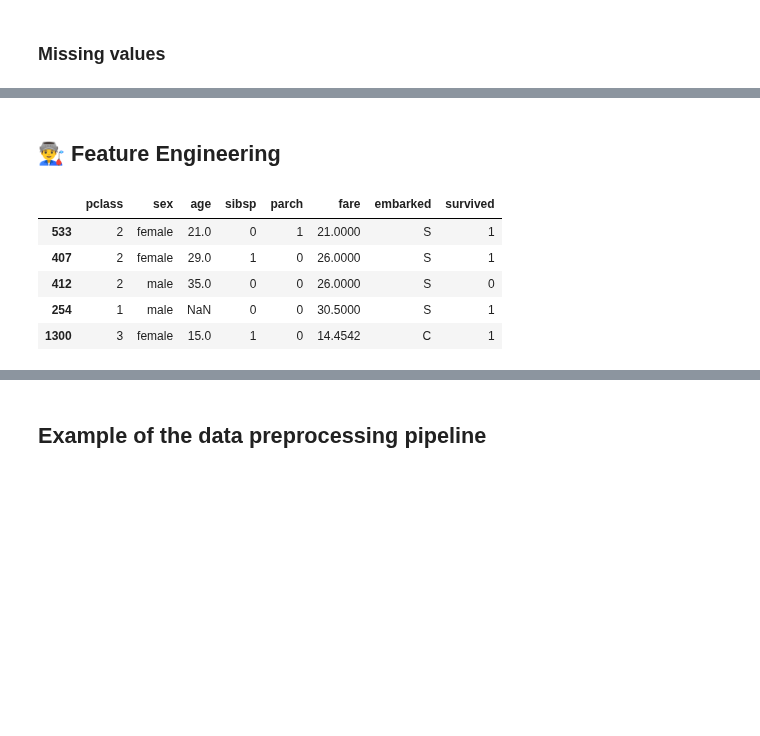
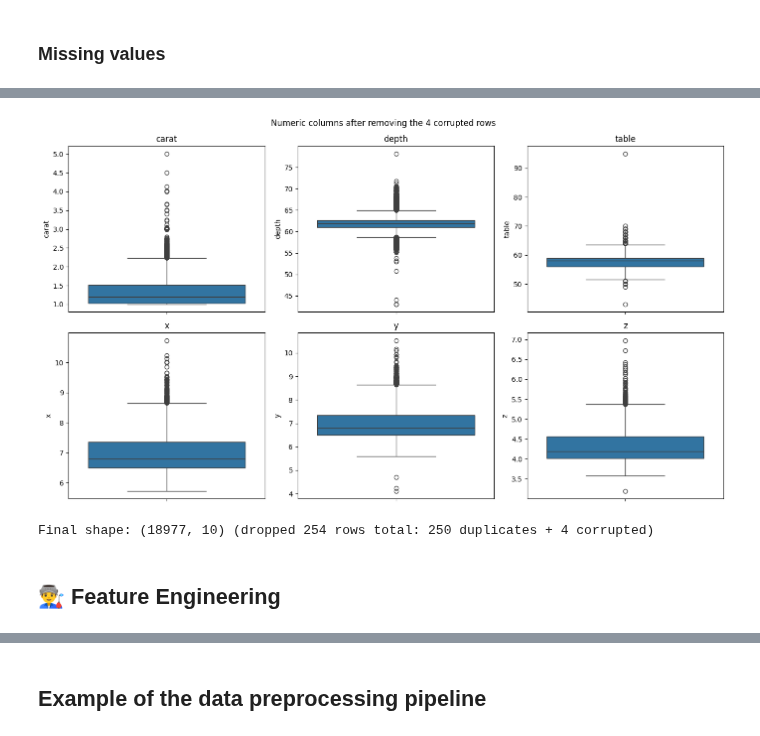
Before and after one commit to gamug/diamantes, a Jupyter notebook: notebooks/4-feat_eng/01-gmg-basic-feature-engineering-pipeline-2026_08_18.ipynb, the cells around one changed output, grey strips where cells are left out. Drawn from its saved outputs; the diff is of its cells as text; code cells hidden in the pictures; blank space fills up the shorter version.

```diff
--- a/notebooks/4-feat_eng/01-gmg-basic-feature-engineering-pipeline-2026_08_18.ipynb
+++ b/notebooks/4-feat_eng/01-gmg-basic-feature-engineering-pipeline-2026_08_18.ipynb
@@ -120,0 +115,6 @@ memory usage: 55.7 KB
+# %%
+mask_corrupt = (diamantes_dedup_df["z"] == diamantes_dedup_df["carat"]) | (
+    diamantes_dedup_df["y"] == diamantes_dedup_df["depth"]
+)
+print(f"Corrupted rows: {mask_corrupt.sum()}")
+diamantes_dedup_df.loc[mask_corrupt]
@@ -120,0 +130,4 @@ memory usage: 55.7 KB
+# %%
+diamantes_clean_df = diamantes_dedup_df.loc[~mask_corrupt].reset_index(drop=True)
+print("Shape before:", diamantes_dedup_df.shape)
+print("Shape after: ", diamantes_clean_df.shape)
@@ -120,0 +141,19 @@ memory usage: 55.7 KB
+# %%
+iqr_bounds = {}
+for col in ["carat", "depth", "table", "x", "y", "z"]:
+    q1, q3 = diamantes_clean_df[col].quantile([0.25, 0.75])
+    iqr = q3 - q1
+    lo, hi = q1 - 3 * iqr, q3 + 3 * iqr
+    iqr_bounds[col] = (lo, hi)
+    n_out = ((diamantes_clean_df[col] < lo) | (diamantes_clean_df[col] > hi)).sum()
+    print(
+        f"{col:8s} bounds=({lo:.2f}, {hi:.2f})  extreme outliers={n_out} ({n_out / len(diamantes_clean_df):.2%})"
+    )
+
+print()
+depth_lo, depth_hi = iqr_bounds["depth"]
+depth_extreme = diamantes_clean_df[
+    (diamantes_clean_df["depth"] < depth_lo) | (diamantes_clean_df["depth"] > depth_hi)
+]
+print(f"cut distribution among the {len(depth_extreme)} depth outliers:")
+depth_extreme["cut"].value_counts()
@@ -121,2 +180,18 @@ memory usage: 55.7 KB
+# %%
+fig, axes = plt.subplots(2, 3, figsize=(14, 8))
+for ax, col in zip(axes.ravel(), ["carat", "depth", "table", "x", "y", "z"], strict=True):
+    sns.boxplot(y=diamantes_clean_df[col], ax=ax)
+    ax.set_title(col)
+plt.suptitle("Numeric columns after removing the 4 corrupted rows")
+plt.tight_layout()
+plt.show()
+
+print(
+    f"Final shape: {diamantes_clean_df.shape} (dropped {len(diamantes_df) - len(diamantes_clean_df)} "
+    f"rows total: {duplicate_rows} duplicates + {mask_corrupt.sum()} corrupted)"
+)
+# %% [output]
+[figure, added]
+Final shape: (18977, 10) (dropped 254 rows total: 250 duplicates + 4 corrupted)
 # %% [markdown]
 ## 👨‍🏭 Feature Engineering
@@ -128,9 +197,0 @@ titanic_features["survived"] = titanic_features["survived"].astype("int")
-# %%
-titanic_features.sample(5)
-# %% [output]
-|  | pclass | sex | age | sibsp | parch | fare | embarked | survived |
-| 533 | 2 | female | 21.0 | 0 | 1 | 21.0000 | S | 1 |
-| 407 | 2 | female | 29.0 | 1 | 0 | 26.0000 | S | 1 |
-| 412 | 2 | male | 35.0 | 0 | 0 | 26.0000 | S | 0 |
-| 254 | 1 | male | NaN | 0 | 0 | 30.5000 | S | 1 |
-| 1300 | 3 | female | 15.0 | 1 | 0 | 14.4542 | C | 1 |
```
Also changed, not shown: parts of 53 cells of this notebook, 3 other files.
